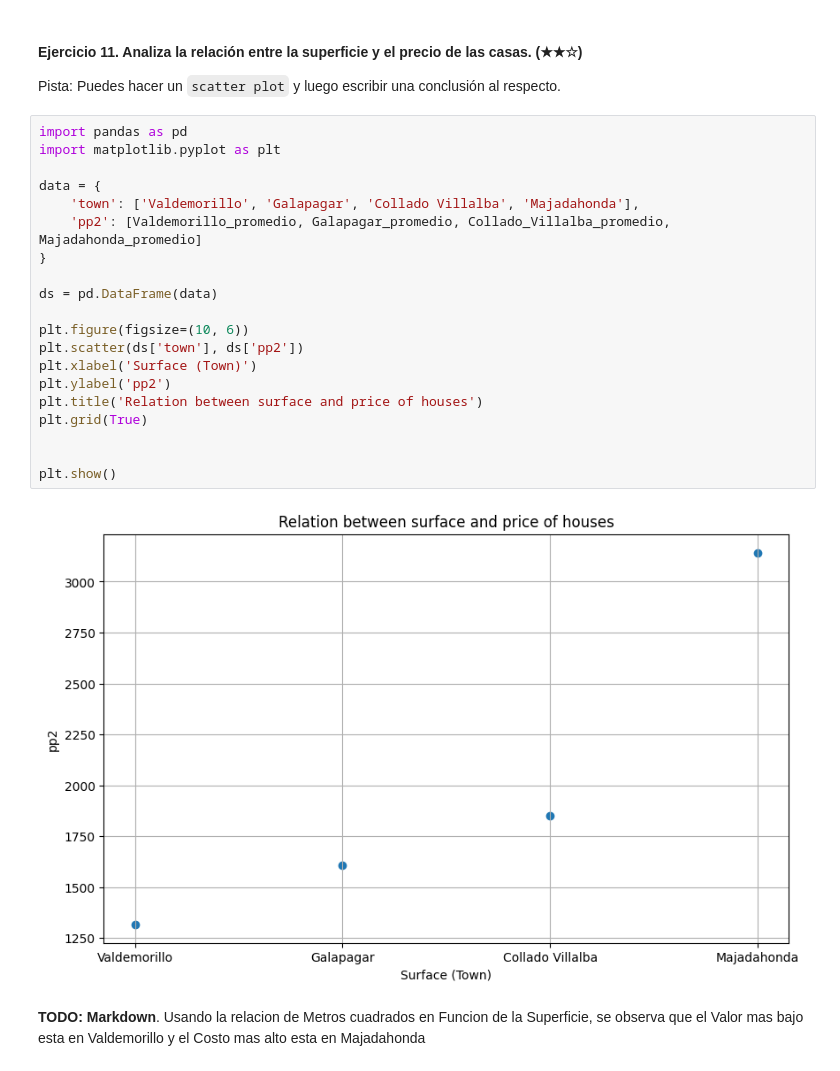
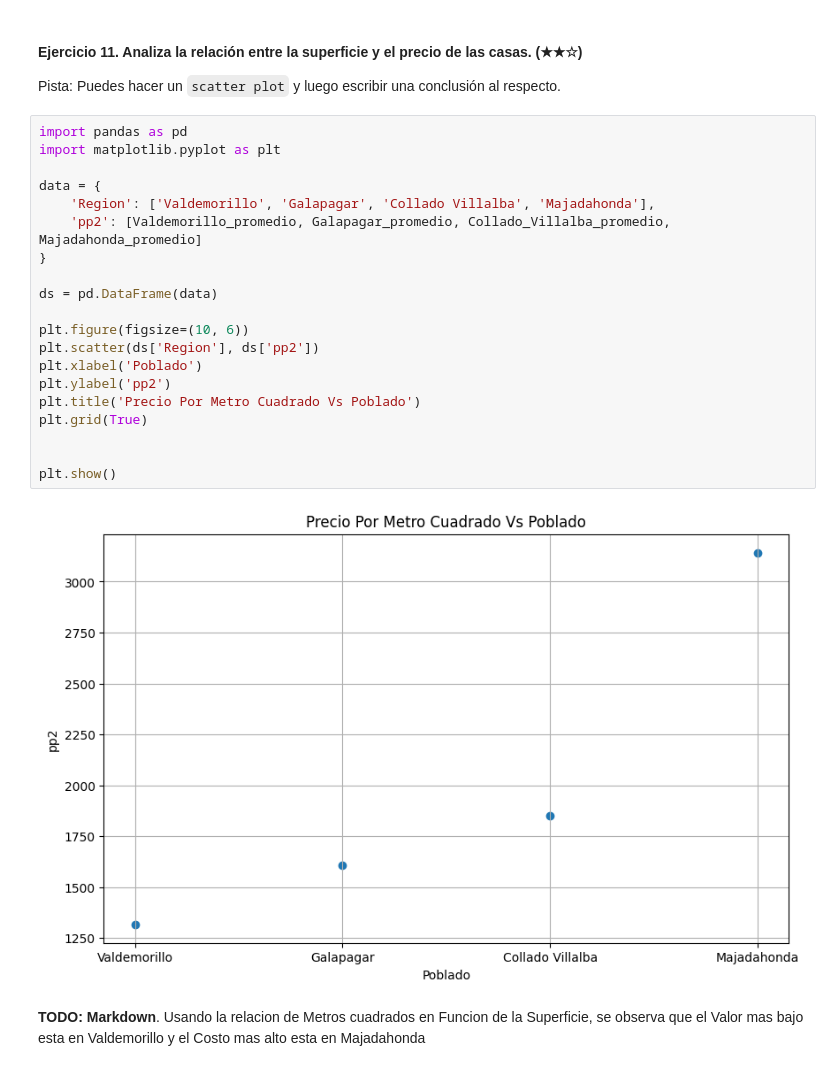
Before and after one commit to pcaliman2/realestate-datacleanup-exercise, a Jupyter notebook: project.es.ipynb, the cells around one changed output. Drawn from its saved outputs; the diff is of its cells as text.

```diff
--- a/project.es.ipynb
+++ b/project.es.ipynb
@@ -270,25 +270,25 @@ Pista: Puedes hacer un `scatter plot` y luego escribir una conclusión al respec
 # %%
 import pandas as pd
 import matplotlib.pyplot as plt
 
 data = {
-    'town': ['Valdemorillo', 'Galapagar', 'Collado Villalba', 'Majadahonda'],
+    'Region': ['Valdemorillo', 'Galapagar', 'Collado Villalba', 'Majadahonda'],
     'pp2': [Valdemorillo_promedio, Galapagar_promedio, Collado_Villalba_promedio, Majadahonda_promedio]
 }
 
 ds = pd.DataFrame(data)
 
 plt.figure(figsize=(10, 6))
-plt.scatter(ds['town'], ds['pp2'])
-plt.xlabel('Surface (Town)')
+plt.scatter(ds['Region'], ds['pp2'])
+plt.xlabel('Poblado')
 plt.ylabel('pp2')
-plt.title('Relation between surface and price of houses')
+plt.title('Precio Por Metro Cuadrado Vs Poblado')
 plt.grid(True)
 
 
 plt.show()
 # %% [output]
-[figure, old version]
+[figure, new version]
 # %% [markdown]
 **TODO: Markdown**. Usando la relacion de Metros cuadrados en Funcion de la Superficie, se observa que el Valor mas bajo esta en Valdemorillo y el Costo mas alto esta en Majadahonda
 # %% [markdown]
```
Also changed, not shown: parts of 4 cells of this notebook.
